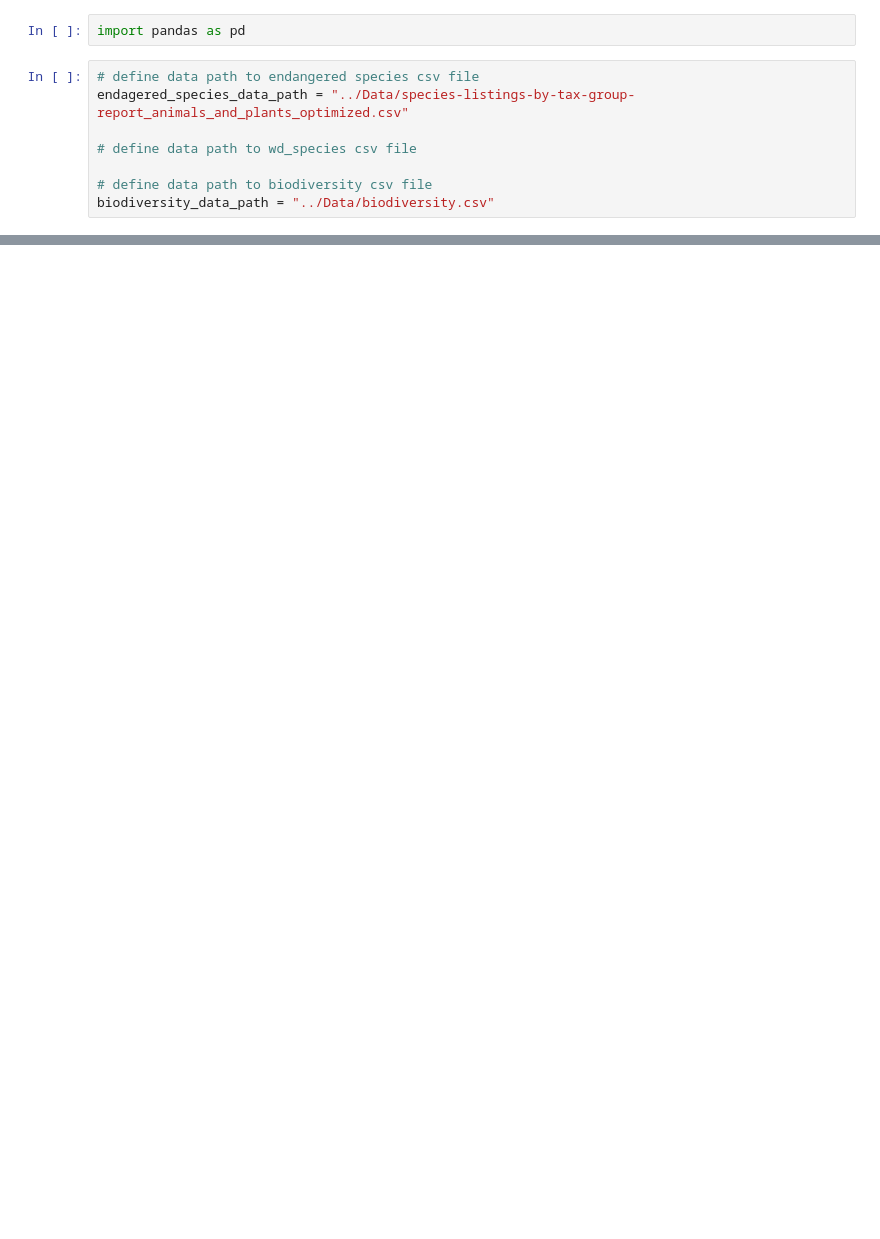
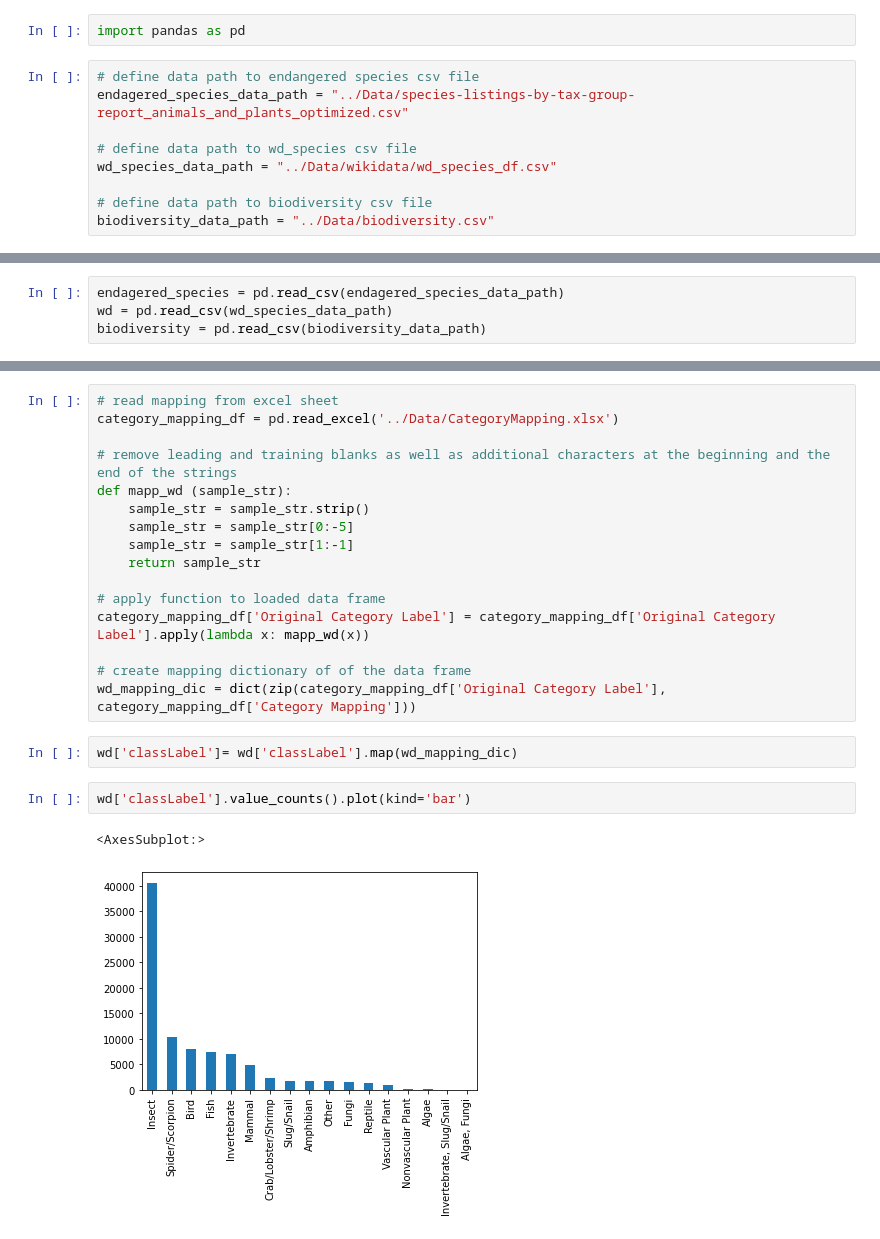
Before and after one commit to till22G/Web_Data_Integration_Project, a Jupyter notebook: notebooks/Data Inspection for Identity resolution.ipynb, the cells around one changed output, grey strips where cells are left out. Saved outputs shown, nothing was run; the diff lists cells and outputs as text; blank space fills up the shorter version.

Commit message:
added notebook to map all categories values for easier blocking

```diff
--- a/notebooks/Data Inspection for Identity resolution.ipynb
+++ b/notebooks/Data Inspection for Identity resolution.ipynb
@@ -5,6 +5,7 @@ import pandas as pd
 endagered_species_data_path = "../Data/species-listings-by-tax-group-report_animals_and_plants_optimized.csv"
 
 # define data path to wd_species csv file
+wd_species_data_path = "../Data/wikidata/wd_species_df.csv"
 
 # define data path to biodiversity csv file
 biodiversity_data_path = "../Data/biodiversity.csv"
@@ -26,0 +12,4 @@ pd.read_csv(biodiversity_data_path)
+# %%
+endagered_species = pd.read_csv(endagered_species_data_path)
+wd = pd.read_csv(wd_species_data_path)
+biodiversity = pd.read_csv(biodiversity_data_path)
@@ -26,0 +26,23 @@ pd.read_csv(biodiversity_data_path)
+# %%
+# read mapping from excel sheet
+category_mapping_df = pd.read_excel('../Data/CategoryMapping.xlsx')
+
+# remove leading and training blanks as well as additional characters at the beginning and the end of the strings
+def mapp_wd (sample_str):
+    sample_str = sample_str.strip()
+    sample_str = sample_str[0:-5]
+    sample_str = sample_str[1:-1]
+    return sample_str
+
+# apply function to loaded data frame
+category_mapping_df['Original Category Label'] = category_mapping_df['Original Category Label'].apply(lambda x: mapp_wd(x))
+
+# create mapping dictionary of of the data frame
+wd_mapping_dic = dict(zip(category_mapping_df['Original Category Label'], category_mapping_df['Category Mapping']))
+# %%
+wd['classLabel']= wd['classLabel'].map(wd_mapping_dic)
+# %%
+wd['classLabel'].value_counts().plot(kind='bar')
+# %% [output]
+<AxesSubplot:>
+[figure, added]
```
Also changed, not shown: parts of 8 cells of this notebook, 1 other file.
